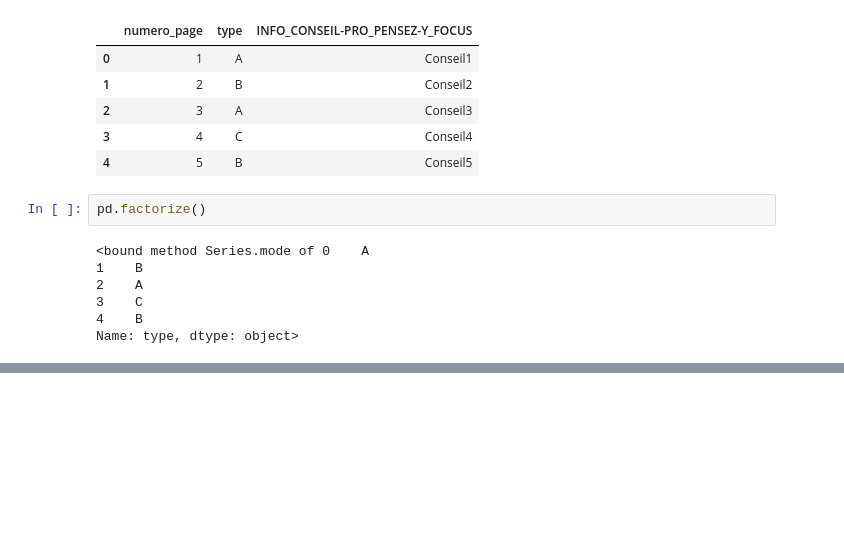
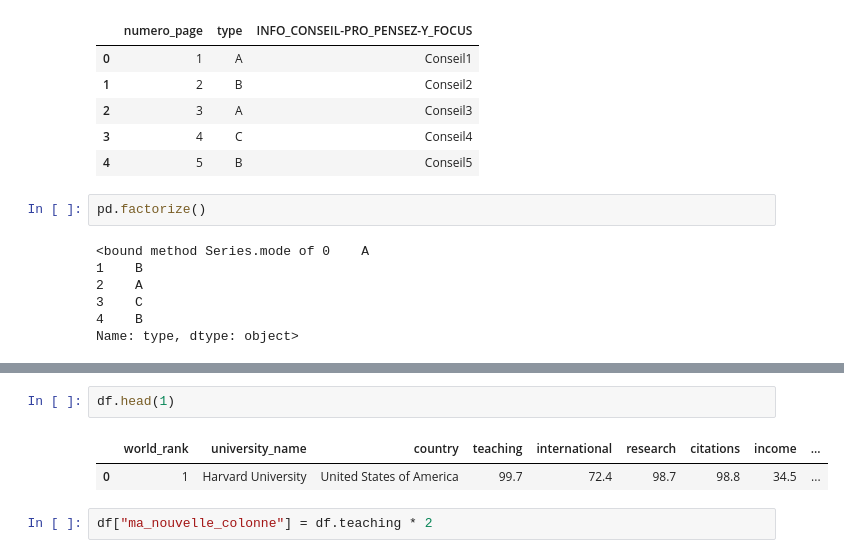
Before and after one commit to tanouar/Notebooks, a Jupyter notebook: example.ipynb, the cells around one changed output, grey strips where cells are left out. Drawn from its saved outputs; the diff is of its cells as text; blank space fills up the shorter version.

```diff
--- a/example.ipynb
+++ b/example.ipynb
@@ -106,0 +153,7 @@ df_2
+# %%
+df.head(1)
+# %% [output]
+|  | world_rank | university_name | country | teaching | international | research | citations | income | ... |
+| 0 | 1 | Harvard University | United States of America | 99.7 | 72.4 | 98.7 | 98.8 | 34.5 | ... |
+# %%
+df["ma_nouvelle_colonne"] = df.teaching * 2
```
Also changed, not shown: parts of 8 cells of this notebook, 4 other files.
